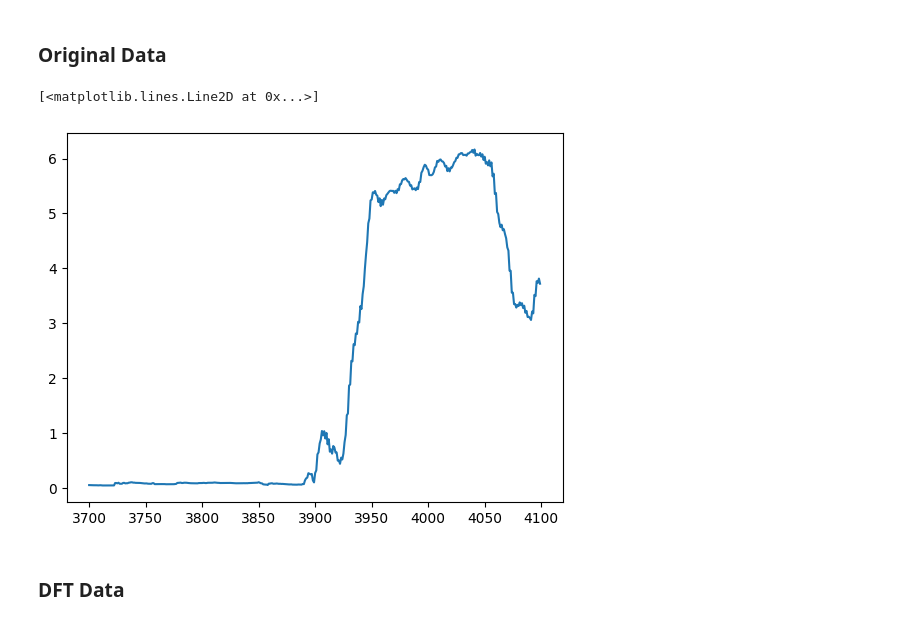
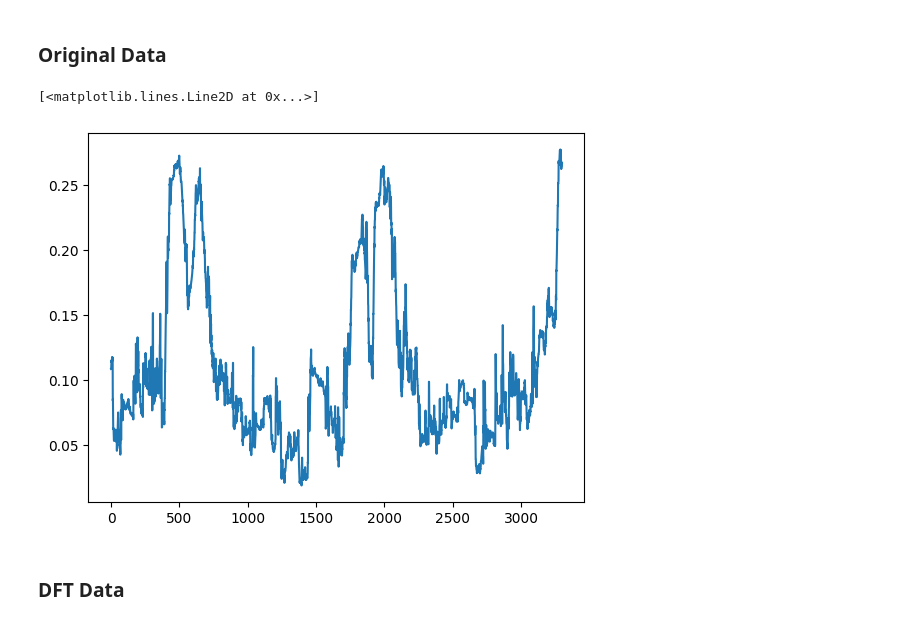
Before and after one commit to AdityaShelke29/robotics_club, a Jupyter notebook: sonar_work/edge_detection.ipynb, the cells around one changed output. Saved outputs shown, nothing was run; the diff lists cells and outputs as text; code cells hidden in the pictures.

```diff
--- a/sonar_work/edge_detection.ipynb
+++ b/sonar_work/edge_detection.ipynb
@@ -147,7 +147,7 @@ Using the scipy library, 200 were analyzed in 0.0001652240753173828 seconds.
 ## Sliding Fourier Transform for Edge Detection
 # %%
 sampling_frequency                          # Sampling frequency of the hydrophone
-N = 500                                     # The size of the shifting window in terms of the number of samples in the window
+N = 128                                     # The size of the shifting window in terms of the number of samples in the window
 startingIndex = 0000                        # This is the index of the first sample to be analyzed in the csv file data which is passed to the fourier analysis
 endingIndex = 8000                          # This is the index of the last sample to be analyzed in the csv file data which is passed to the fourier analysis
 sample                                      # The data that is to be input into the fourier analysis
@@ -163,6 +163,6 @@ The bucket size from the FFT is 320.0
 The higheset frequency captured from the FFT is 80000.0
 # %%
-chosenBucketSize = 400
+chosenBucketSize = 5000
 frequencyToWatch = 35000
 
 sampleNumberArray = []
@@ -249,10 +265,10 @@ pd.DataFrame()
 # %% [markdown]
 ### Original Data
 # %%
-plt.plot(sampleNumberArray[3700:4100], amplitudeArray[3700:4100])
+plt.plot(sampleNumberArray[0:3300], amplitudeArray[0:3300])
 # %% [output]
 [<matplotlib.lines.Line2D at 0x...>]
-[figure, old version]
+[figure, new version]
 # %% [markdown]
 ### DFT Data
 # %%
```
Also changed, not shown: parts of 5 cells of this notebook.
